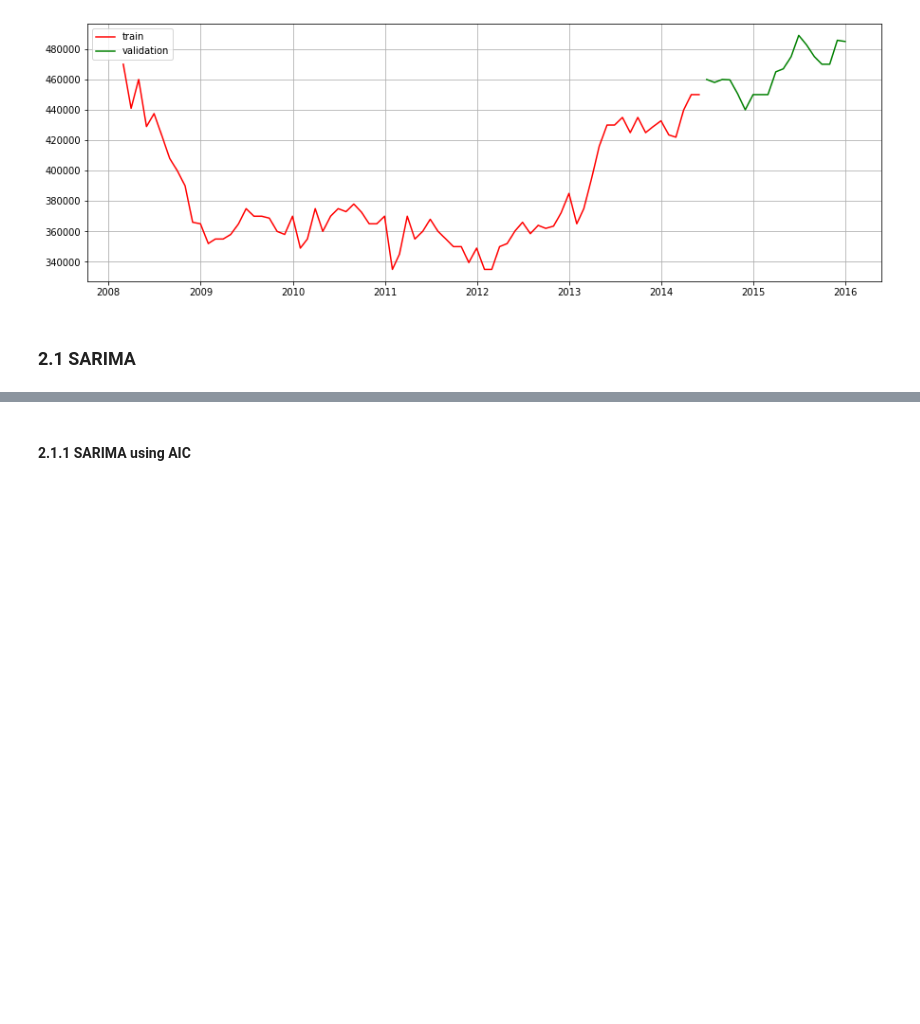
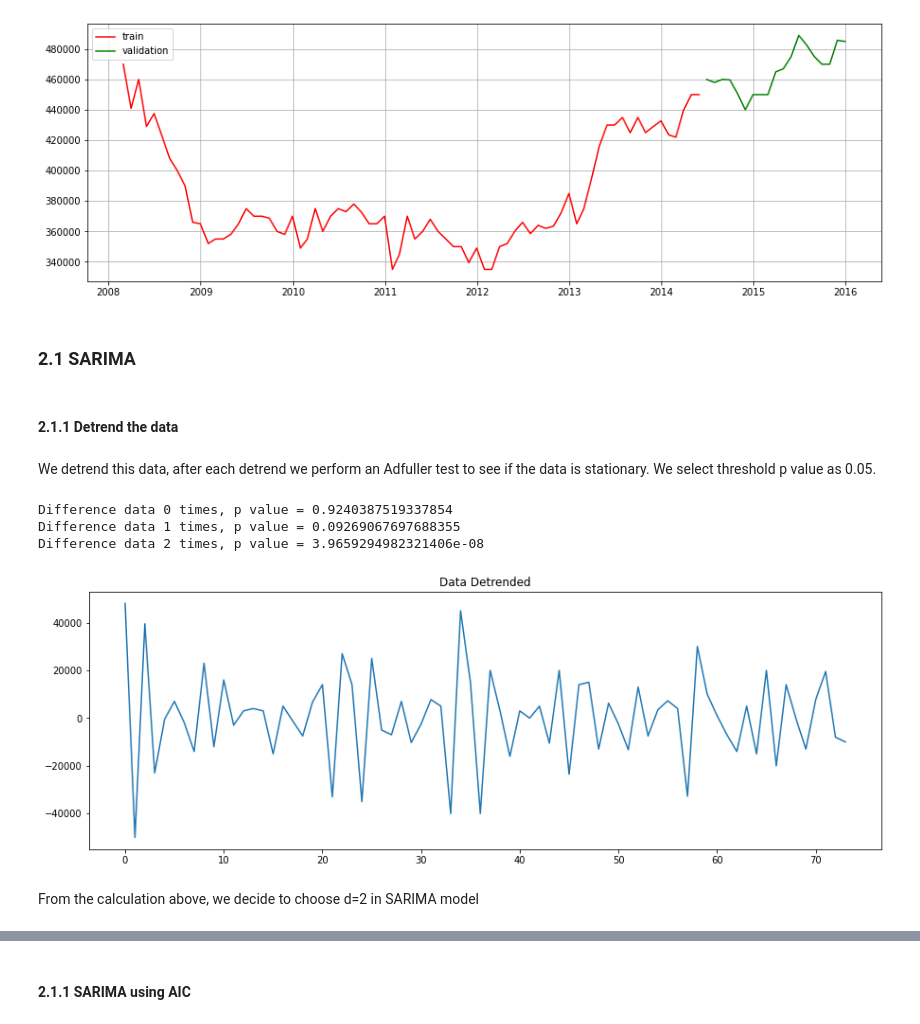
Before and after one commit to easternRainy/Zillow-TS-Prj, a Jupyter notebook: Template.ipynb, the cells around one changed output, grey strips where cells are left out. Saved outputs shown, nothing was run; the diff lists cells and outputs as text; code cells hidden in the pictures; blank space fills up the shorter version.

Commit message:
detrend, deseaonality of data, ARMA using AIC, BIC

```diff
--- a/Template.ipynb
+++ b/Template.ipynb
@@ -86,3 +92,6 @@ df_train, df_val, _ = train_val_test_split(df_train_one_col, train_rate=0.8, val
+# %%
+df_train_data = df_train[main_col].values
+df_val_data = df_val[main_col].values
 # %%
 fig, ax = plt.subplots(figsize=(15,5))
 plot_train_val_test(df_train, df_val, df_test=None, ax=ax)
@@ -92,3 +101,22 @@ plt.show()
 [figure]
 # %% [markdown]
 ### 2.1 SARIMA
+# %% [markdown]
+#### 2.1.1 Detrend the data
+# %% [markdown]
+We detrend this data, after each detrend we perform an Adfuller test to see if the data is stationary. We select threshold p value as 0.05.
+# %%
+d, data_dtrend = min_diff_times(df_train_data, lag=1, p_value=0.05)
+# %% [output]
+Difference data 0 times, p value = 0.9240387519337854
+Difference data 1 times, p value = 0.09269067697688355
+Difference data 2 times, p value = 3.9659294982321406e-08
+# %%
+fig, ax = plt.subplots(figsize=(15,5))
+ax.plot(data_dtrend)
+ax.set_title("Data Detrended")
+plt.show()
+# %% [output]
+[figure, added]
+# %% [markdown]
+From the calculation above, we decide to choose d=2 in SARIMA model
```
Also changed, not shown: parts of 8 cells of this notebook.
